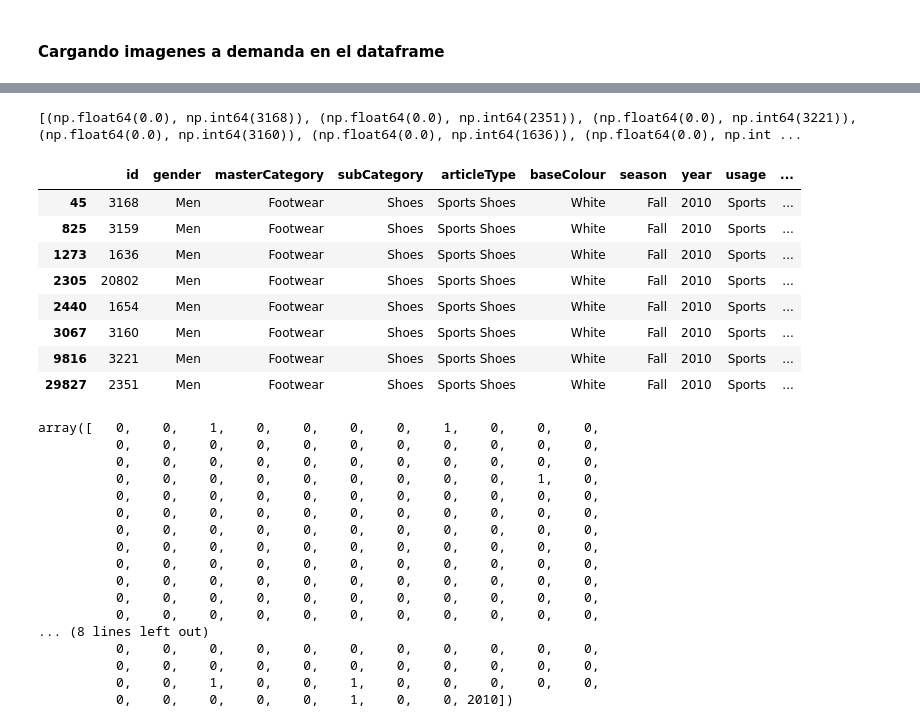
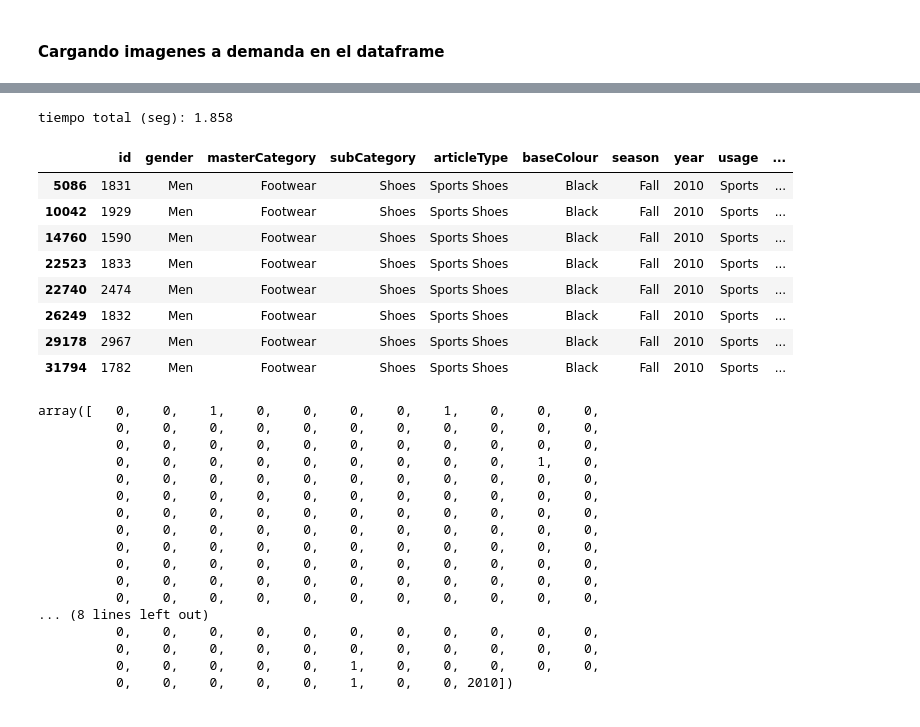
Before and after one commit to giansmart/fashion-btree-recommender, a Jupyter notebook: recommender.ipynb, the cells around one changed output, grey strips where cells are left out. Drawn from its saved outputs; the diff is of its cells as text; code cells hidden in the pictures.

Commit message:
creando recommender con imagenes y vector database

```diff
--- a/recomender.ipynb
+++ b/recommender.ipynb
@@ -162,4 +162,32 @@ product_df.head(5)
 | 4 | 53759 | 0 | 0 | 1 | 0 | 0 | 0 | ... |
 # %% [markdown]
 ### Definiendo y armando el Árbol B
+# %%
+from sortedcontainers import SortedList
+
+class BTreeCustom:
+  def __init__(self, local_btree=False, degree=4):
+    self.local_btree = local_btree
+    self.tree = BTree(degree=degree) if local_btree else SortedList()
+
+  def insert(self, product_id, feature_vector):
+    feature_vector = tuple(feature_vector)
+    if self.local_btree:
+      self.tree.insert(feature_vector, product_id)
+    else:
+      self.tree.add((feature_vector, product_id))
+
+  def search_similar(self, target_vector, k=5):
+    # Buscar los productos más cercanos usando la distancia euclidiana
+    distances = [(self.euclidean_distance(target_vector, np.array(product[0])), product[1])
+                 for product in self.tree]
+    distances.sort(key=lambda x: x[0]) # Ordenamos por la distancia más corta
+    return distances[:k] # Retornar los k productos más similares
+
+  @staticmethod
+  def euclidean_distance(v1, v2):
+    return sum((a - b) ** 2 for a, b in zip(v1, v2)) ** 0.5
+
+# btree = BTreeCustom(local_btree=True, degree=4)
+btree = BTreeCustom()
 # %%
@@ -327,7 +304,7 @@ def display_products(df: pd.DataFrame):
         """
     display(HTML(html))
 # %%
-target_product_id = 1634 #1163  # 37935
+target_product_id = 1590 #1634 #1163  # 37935
 result_df = fashion_df[fashion_df['id'] == target_product_id].copy()
 
 #result_df['image'] = result_df['filename'].apply(load_image)
@@ -336,31 +313,34 @@ display_products(result_df)
 # %% [output]
 [interactive output not drawn]
 # %%
+start = time.time()
 # Seleccionar un producto como base de recomendación
 target_vector = product_df[product_df['id'] == target_product_id].values[0][1:]
 
 # Obtener productos más similares
 recommended_products = btree.search_similar(target_vector, k=8)
-print(recommended_products)
 
 # Mostrar IDs de los productos recomendados
 recommended_product_ids = [product[1] for product in recommended_products]
 #print("Productos recomendados:", recommended_product_ids)
 
 # Mostrar detalles de los productos recomendados
 recommended_details = fashion_df[fashion_df['id'].isin(recommended_product_ids)]
+end = time.time()
+
+print(f"tiempo total (seg): {round(end - start,3)}")
 recommended_details #[['id', 'articleType', 'productDisplayName']]
 # %% [output]
-[(np.float64(0.0), np.int64(3168)), (np.float64(0.0), np.int64(2351)), (np.float64(0.0), np.int64(3221)), (np.float64(0.0), np.int64(3160)), (np.float64(0.0), np.int64(1636)), (np.float64(0.0), np.int ...
+tiempo total (seg): 1.858
 |  | id | gender | masterCategory | subCategory | articleType | baseColour | season | year | usage | ... |
-| 45 | 3168 | Men | Footwear | Shoes | Sports Shoes | White | Fall | 2010 | Sports | ... |
-| 825 | 3159 | Men | Footwear | Shoes | Sports Shoes | White | Fall | 2010 | Sports | ... |
-| 1273 | 1636 | Men | Footwear | Shoes | Sports Shoes | White | Fall | 2010 | Sports | ... |
-| 2305 | 20802 | Men | Footwear | Shoes | Sports Shoes | White | Fall | 2010 | Sports | ... |
-| 2440 | 1654 | Men | Footwear | Shoes | Sports Shoes | White | Fall | 2010 | Sports | ... |
-| 3067 | 3160 | Men | Footwear | Shoes | Sports Shoes | White | Fall | 2010 | Sports | ... |
-| 9816 | 3221 | Men | Footwear | Shoes | Sports Shoes | White | Fall | 2010 | Sports | ... |
-| 29827 | 2351 | Men | Footwear | Shoes | Sports Shoes | White | Fall | 2010 | Sports | ... |
+| 5086 | 1831 | Men | Footwear | Shoes | Sports Shoes | Black | Fall | 2010 | Sports | ... |
+| 10042 | 1929 | Men | Footwear | Shoes | Sports Shoes | Black | Fall | 2010 | Sports | ... |
+| 14760 | 1590 | Men | Footwear | Shoes | Sports Shoes | Black | Fall | 2010 | Sports | ... |
+| 22523 | 1833 | Men | Footwear | Shoes | Sports Shoes | Black | Fall | 2010 | Sports | ... |
+| 22740 | 2474 | Men | Footwear | Shoes | Sports Shoes | Black | Fall | 2010 | Sports | ... |
+| 26249 | 1832 | Men | Footwear | Shoes | Sports Shoes | Black | Fall | 2010 | Sports | ... |
+| 29178 | 2967 | Men | Footwear | Shoes | Sports Shoes | Black | Fall | 2010 | Sports | ... |
+| 31794 | 1782 | Men | Footwear | Shoes | Sports Shoes | Black | Fall | 2010 | Sports | ... |
 # %%
 target_vector
 # %% [output]
@@ -379,7 +359,7 @@ array([   0,    0,    1,    0,    0,    0,    0,    1,    0,    0,    0,
 ... (8 lines left out)
           0,    0,    0,    0,    0,    0,    0,    0,    0,    0,    0,
           0,    0,    0,    0,    0,    0,    0,    0,    0,    0,    0,
-          0,    0,    1,    0,    0,    1,    0,    0,    0,    0,    0,
+          0,    0,    0,    0,    0,    1,    0,    0,    0,    0,    0,
           0,    0,    0,    0,    0,    1,    0,    0, 2010])
 # %%
 display_products(recommended_details)
```
Also changed, not shown: parts of 4 cells of this notebook, 6 other files.
